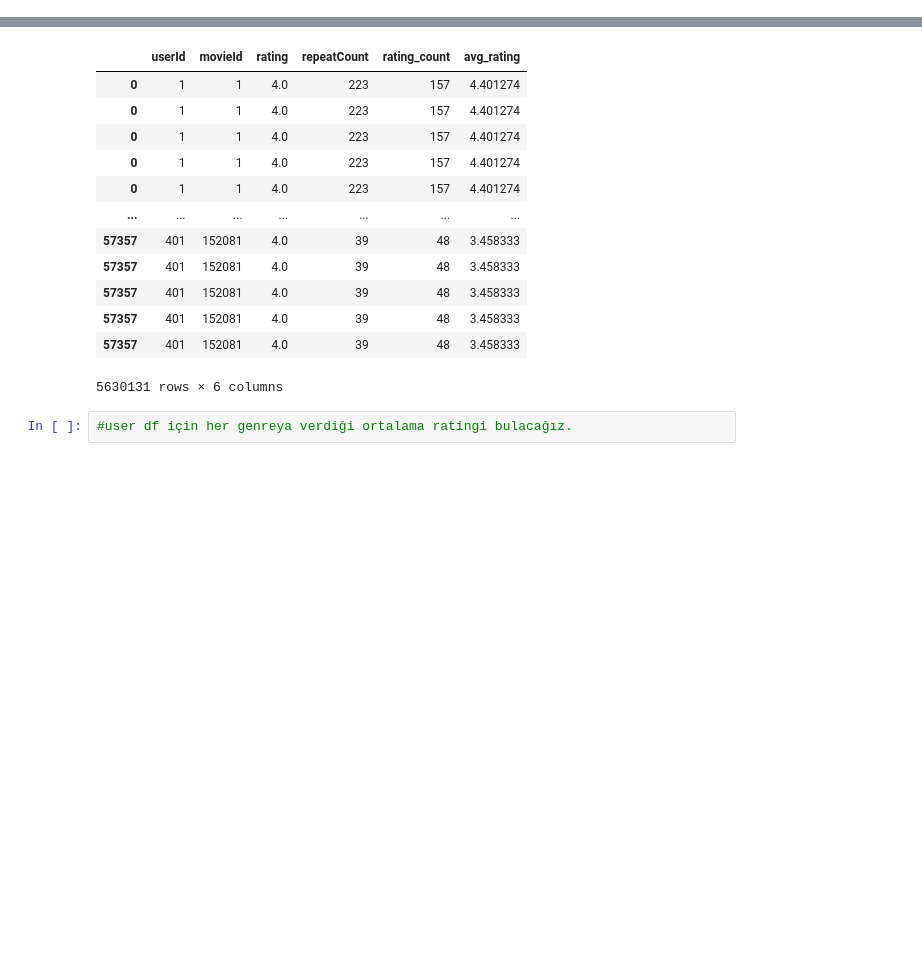
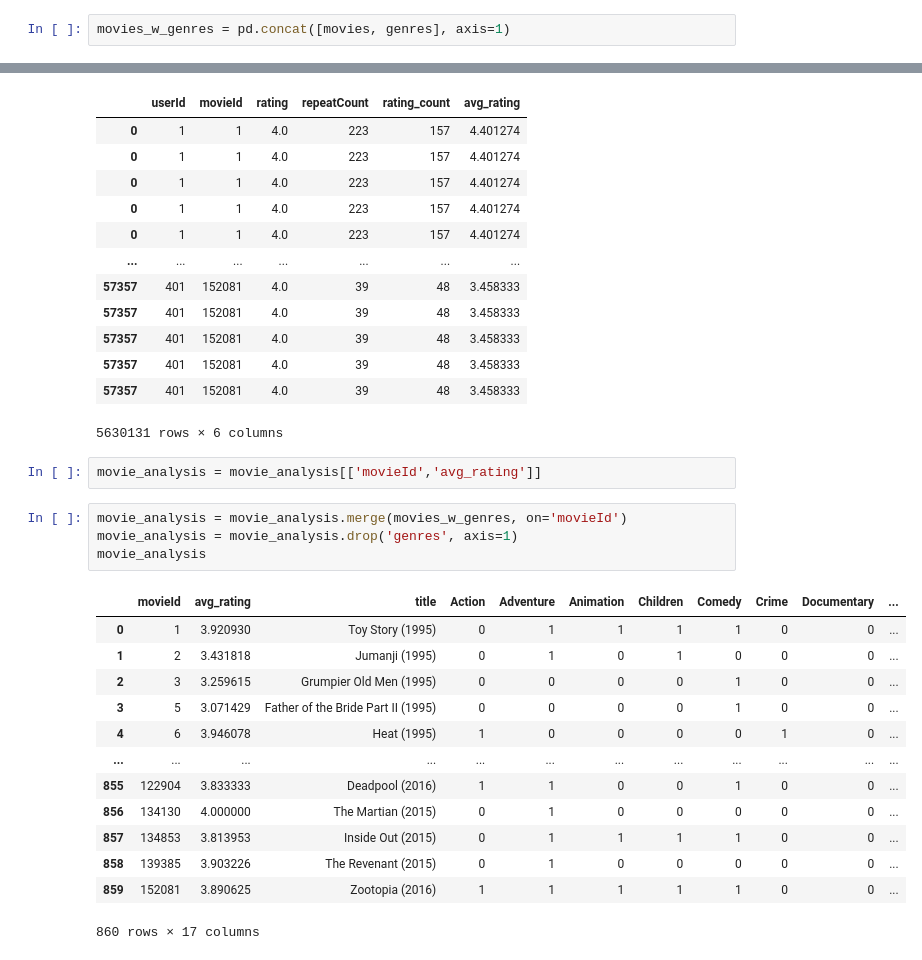
Before and after one commit to sewarslan/final_project, a Jupyter notebook: movie_recommender/data_preprocessing.ipynb, the cells around one changed output, grey strips where cells are left out. Saved outputs shown, nothing was run; the diff lists cells and outputs as text; blank space fills up the shorter version.

```diff
--- a/movie_recommender/data_preprocessing.ipynb
+++ b/movie_recommender/data_preprocessing.ipynb
@@ -66,3 +82,5 @@ genres.drop(columns=['(no genres listed)', 'Film-Noir', 'IMAX', 'Musical', 'West
+# %%
+movies_w_genres = pd.concat([movies, genres], axis=1)
 # %%
 #merging one hot encoded genres with movies dataframe
 movies = pd.concat([movies, genres], axis=1)
@@ -543,5 +561,23 @@ ratings
 | 57357 | 401 | 152081 | 4.0 | 39 | 48 | 3.458333 |
 | 57357 | 401 | 152081 | 4.0 | 39 | 48 | 3.458333 |
 5630131 rows × 6 columns
-# %%
-#user df için her genreya verdiği ortalama ratingi bulacağız.
+# %%
+movie_analysis = movie_analysis[['movieId','avg_rating']]
+# %%
+movie_analysis = movie_analysis.merge(movies_w_genres, on='movieId')
+movie_analysis = movie_analysis.drop('genres', axis=1)
+movie_analysis
+# %% [output]
+|  | movieId | avg_rating | title | Action | Adventure | Animation | Children | Comedy | Crime | Documentary | ... |
+| 0 | 1 | 3.920930 | Toy Story (1995) | 0 | 1 | 1 | 1 | 1 | 0 | 0 | ... |
+| 1 | 2 | 3.431818 | Jumanji (1995) | 0 | 1 | 0 | 1 | 0 | 0 | 0 | ... |
+| 2 | 3 | 3.259615 | Grumpier Old Men (1995) | 0 | 0 | 0 | 0 | 1 | 0 | 0 | ... |
+| 3 | 5 | 3.071429 | Father of the Bride Part II (1995) | 0 | 0 | 0 | 0 | 1 | 0 | 0 | ... |
+| 4 | 6 | 3.946078 | Heat (1995) | 1 | 0 | 0 | 0 | 0 | 1 | 0 | ... |
+| ... | ... | ... | ... | ... | ... | ... | ... | ... | ... | ... | ... |
+| 855 | 122904 | 3.833333 | Deadpool (2016) | 1 | 1 | 0 | 0 | 1 | 0 | 0 | ... |
+| 856 | 134130 | 4.000000 | The Martian (2015) | 0 | 1 | 0 | 0 | 0 | 0 | 0 | ... |
+| 857 | 134853 | 3.813953 | Inside Out (2015) | 0 | 1 | 1 | 1 | 1 | 0 | 0 | ... |
+| 858 | 139385 | 3.903226 | The Revenant (2015) | 0 | 1 | 0 | 0 | 0 | 0 | 0 | ... |
+| 859 | 152081 | 3.890625 | Zootopia (2016) | 1 | 1 | 1 | 1 | 1 | 0 | 0 | ... |
+860 rows × 17 columns
```
Also changed, not shown: parts of 17 cells of this notebook, 2 other files.
